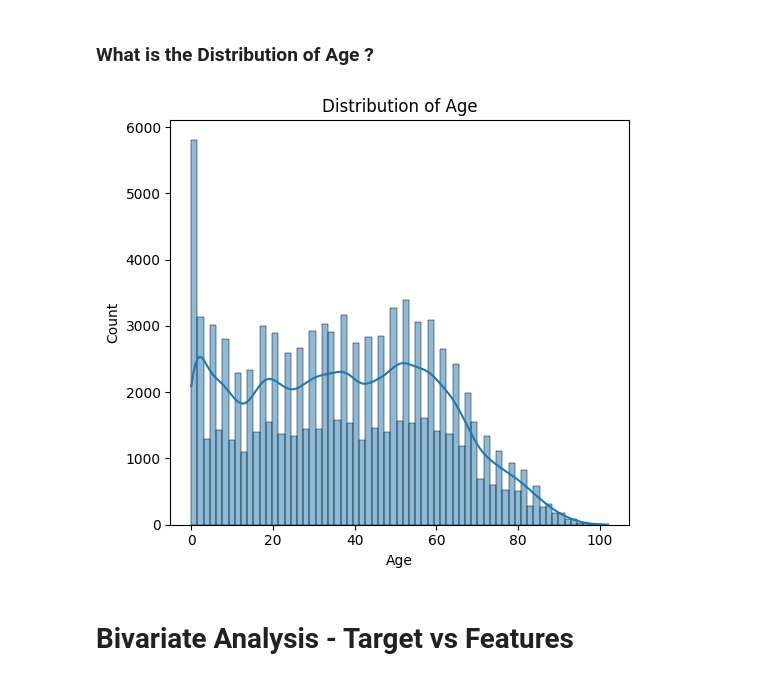
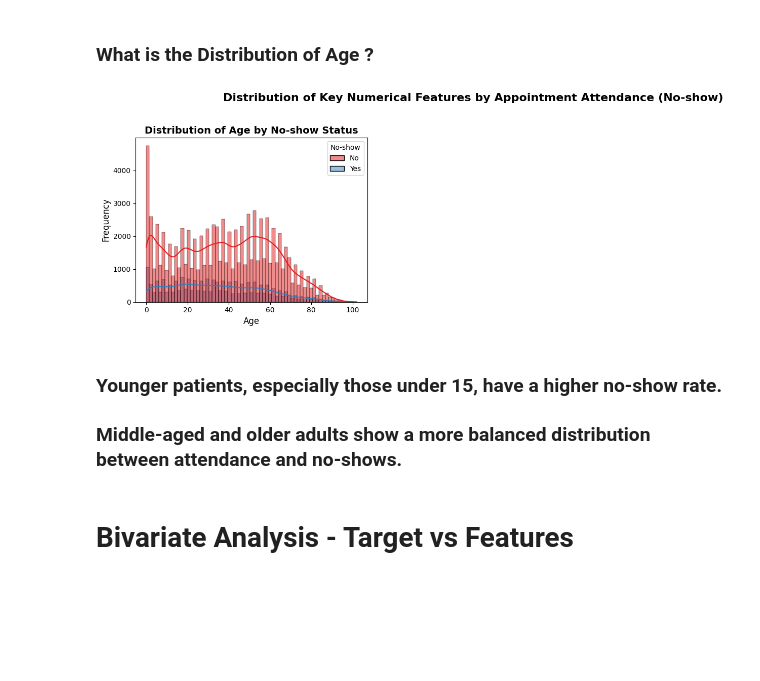
Before and after one commit to prabhursingh/No-Show, a Jupyter notebook: no show.ipynb, the cells around one changed output. Cells and saved outputs as stored; diff of their text form; code cells hidden in the pictures; blank space fills up the shorter version.

```diff
--- a/no show.ipynb
+++ b/no show.ipynb
@@ -258,6 +243,7 @@ df['Diabetes'] = df['Diabetes'].astype(bool)
 df['Alcoholism'] = df['Alcoholism'].astype(bool)
 df['Handicap'] = df['Handicap'].astype(bool)
 df['SMS_received'] = df['SMS_received'].astype(bool)
+df['Gender'] = df['Gender'].astype("category")
 
 df.dtypes
 # %% [output]
@@ -347,18 +345,33 @@ Thus, most of the data types of columns are corrected. Schedule Day and Appointm
 # %% [markdown]
 What is the Distribution of Neighbourhood and age_group ?
 # %%
+# Loop through each categorical column
 categorical_cols = df.select_dtypes(include=['category']).columns
 for col in categorical_cols:
     # Get the value counts for the column
     value_counts = df[col].value_counts()
+
+    # Print the value counts for context
     print(f"\nValue counts for {col}:")
     print(value_counts)
 
-    # Plot the value counts, limiting to the top 10 categories for faster plotting
+    # Plot the value counts, limiting to the top 10 categories for clarity
     plt.figure(figsize=(10, 5))
     sns.countplot(x=col, data=df, order=value_counts.index[:10])
-    plt.title(f"Distribution of {col}")
+
+    # Add meaningful labels and title
+    plt.title(f"Distribution of {col}", fontsize=14)
+    plt.xlabel(f"{col}", fontsize=12)  # X-axis label with column name
+    plt.ylabel("Frequency", fontsize=12)  # Y-axis label for frequency counts
+
+    # Optional: Annotate bars with values for clarity
+    for i, count in enumerate(value_counts[:10]):
+        plt.text(i, count + 0.5, str(count), ha='center', va='bottom', fontsize=10)
+
+    # Rotate the x-tick labels for readability
     plt.xticks(rotation=45)
+
+    # Display the plot
     plt.show(block=False)
     plt.pause(0.1)
     plt.close()
@@ -393,37 +419,50 @@ Name: count, dtype: int64
 ### What is the Distribution of Age ?
 # %%
 # Select numerical columns from the DataFrame
-numerical_cols = df.select_dtypes(include=['int64']).columns
+numerical_cols = df.select_dtypes(include=['int64', 'float64']).columns
 
 # List of columns to exclude from plotting
-exclude_cols = ['PatientId', 'AppointmentID', 'Gender', 'ScheduledDay', 'Neighbourhood', 'Scholarship', 'Hypertension',
-       'Diabetes', 'Alcoholism', 'Handicap', 'SMS_received', 'No-show',
-       'age_group']
+exclude_cols = ['PatientId', 'AppointmentID', 'Gender', 'ScheduledDay', 'Neighbourhood', 'Scholarship',
+                'Hypertension', 'Diabetes', 'Alcoholism', 'Handicap', 'SMS_received', 'No-show', 'age_group']
 
 # Filter out the columns you want to exclude
 filtered_numerical_cols = [col for col in numerical_cols if col not in exclude_cols]
 
-# Set up the figure for subplots
-num_plots = len(filtered_numerical_cols)
-cols = 3  # Number of columns for the subplot grid
-rows = math.ceil(num_plots / cols)  # Calculate the number of rows needed
+# Check if there are columns to plot
+if filtered_numerical_cols:
+    # Set up the figure for subplots
+    num_plots = len(filtered_numerical_cols)
+    cols = 3  # Number of columns for the subplot grid
+    rows = math.ceil(num_plots / cols)  # Calculate the number of rows needed
 
-fig, axes = plt.subplots(rows, cols, figsize=(15, rows * 5))
-axes = axes.flatten()  # Flatten the axes array for easy indexing
+    fig, axes = plt.subplots(rows, cols, figsize=(15, rows * 5))
+    axes = axes.flatten()  # Flatten the axes array for easy indexing
 
-# Iterate through each filtered numerical column and plot
-for i, col in enumerate(filtered_numerical_cols):
-    sns.histplot(df[col], kde=True, ax=axes[i])
-    axes[i].set_title(f"Distribution of {col}")
+    # Color palette
+    colors = sns.color_palette("husl", num_plots)
 
-# Remove any empty subplots
-for j in range(i + 1, len(axes)):
-    fig.delaxes(axes[j])
+    # Iterate through each filtered numerical column and plot
+    for i, col in enumerate(filtered_numerical_cols):
+        sns.histplot(data=df, x=col, kde=True, hue='No-show', ax=axes[i], palette="Set1")
+        axes[i].set_title(f"Distribution of {col} by No-show Status", fontsize=14, fontweight='bold')
+        axes[i].set_xlabel(f"{col}", fontsize=12)
+        axes[i].set_ylabel("Frequency", fontsize=12)
 
-plt.tight_layout()
-plt.show()
+    # Remove any empty subplots
+    for j in range(i + 1, len(axes)):
+        fig.delaxes(axes[j])
+
+    # Set the main title for the plot
+    plt.suptitle("Distribution of Key Numerical Features by Appointment Attendance (No-show)", fontsize=16, fontweight='bold')
+    plt.tight_layout(rect=[0, 0.03, 1, 0.95])  # Adjust layout for title
+    plt.show()
+else:
+    print("No numerical columns available for plotting after filtering.")
 # %% [output]
-[figure, old version]
+[figure, new version]
+# %% [markdown]
+### Younger patients, especially those under 15, have a higher no-show rate.
+### Middle-aged and older adults show a more balanced distribution between attendance and no-shows.
 # %% [markdown]
 # Bivariate Analysis - Target vs Features
 # %% [markdown]
```
Also changed, not shown: parts of 140 cells of this notebook.
